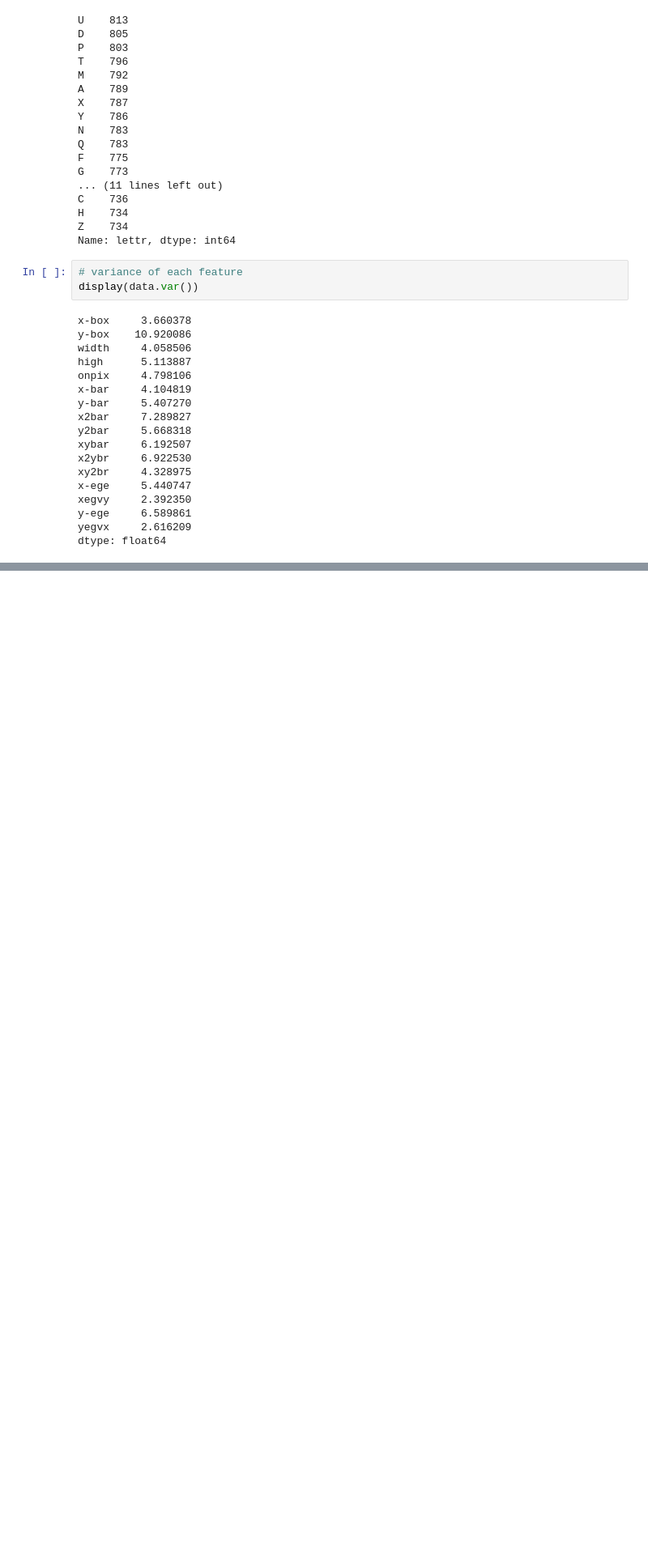
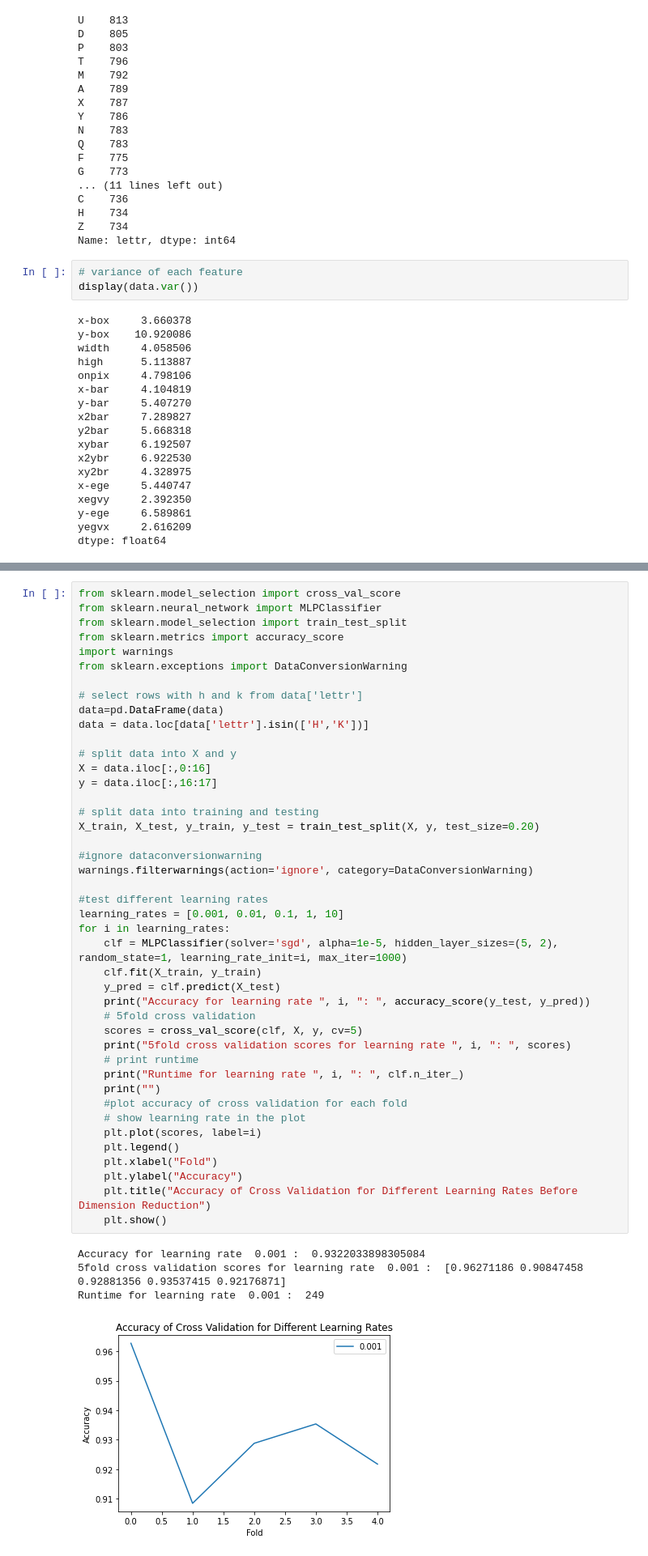
Before and after one commit to bendjko/514A-Programming-Assignment-2, a Jupyter notebook: main.ipynb, the cells around one changed output, grey strips where cells are left out. Shown at 81% size. Cells and saved outputs as stored; diff of their text form; blank space fills up the shorter version.

```diff
--- a/main.ipynb
+++ b/main.ipynb
@@ -125,0 +151,48 @@ dtype: float64
+# %%
+from sklearn.model_selection import cross_val_score
+from sklearn.neural_network import MLPClassifier
+from sklearn.model_selection import train_test_split
+from sklearn.metrics import accuracy_score
+import warnings
+from sklearn.exceptions import DataConversionWarning
+
+# select rows with h and k from data['lettr']
+data=pd.DataFrame(data)
+data = data.loc[data['lettr'].isin(['H','K'])]
+
+# split data into X and y
+X = data.iloc[:,0:16]
+y = data.iloc[:,16:17]
+
+# split data into training and testing
+X_train, X_test, y_train, y_test = train_test_split(X, y, test_size=0.20)
+
+#ignore dataconversionwarning
+warnings.filterwarnings(action='ignore', category=DataConversionWarning)
+
+#test different learning rates
+learning_rates = [0.001, 0.01, 0.1, 1, 10]
+for i in learning_rates:
+    clf = MLPClassifier(solver='sgd', alpha=1e-5, hidden_layer_sizes=(5, 2), random_state=1, learning_rate_init=i, max_iter=1000)
+    clf.fit(X_train, y_train)
+    y_pred = clf.predict(X_test)
+    print("Accuracy for learning rate ", i, ": ", accuracy_score(y_test, y_pred))
+    # 5fold cross validation
+    scores = cross_val_score(clf, X, y, cv=5)
+    print("5fold cross validation scores for learning rate ", i, ": ", scores)
+    # print runtime
+    print("Runtime for learning rate ", i, ": ", clf.n_iter_)
+    print("")
+    #plot accuracy of cross validation for each fold
+    # show learning rate in the plot
+    plt.plot(scores, label=i)
+    plt.legend()
+    plt.xlabel("Fold")
+    plt.ylabel("Accuracy")
+    plt.title("Accuracy of Cross Validation for Different Learning Rates Before Dimension Reduction")
+    plt.show()
+# %% [output]
+Accuracy for learning rate  0.001 :  0.9322033898305084
+5fold cross validation scores for learning rate  0.001 :  [0.96271186 0.90847458 0.92881356 0.93537415 0.92176871]
+Runtime for learning rate  0.001 :  249
+[figure, added]
```
Also changed, not shown: parts of 23 cells of this notebook, 1 other file.
